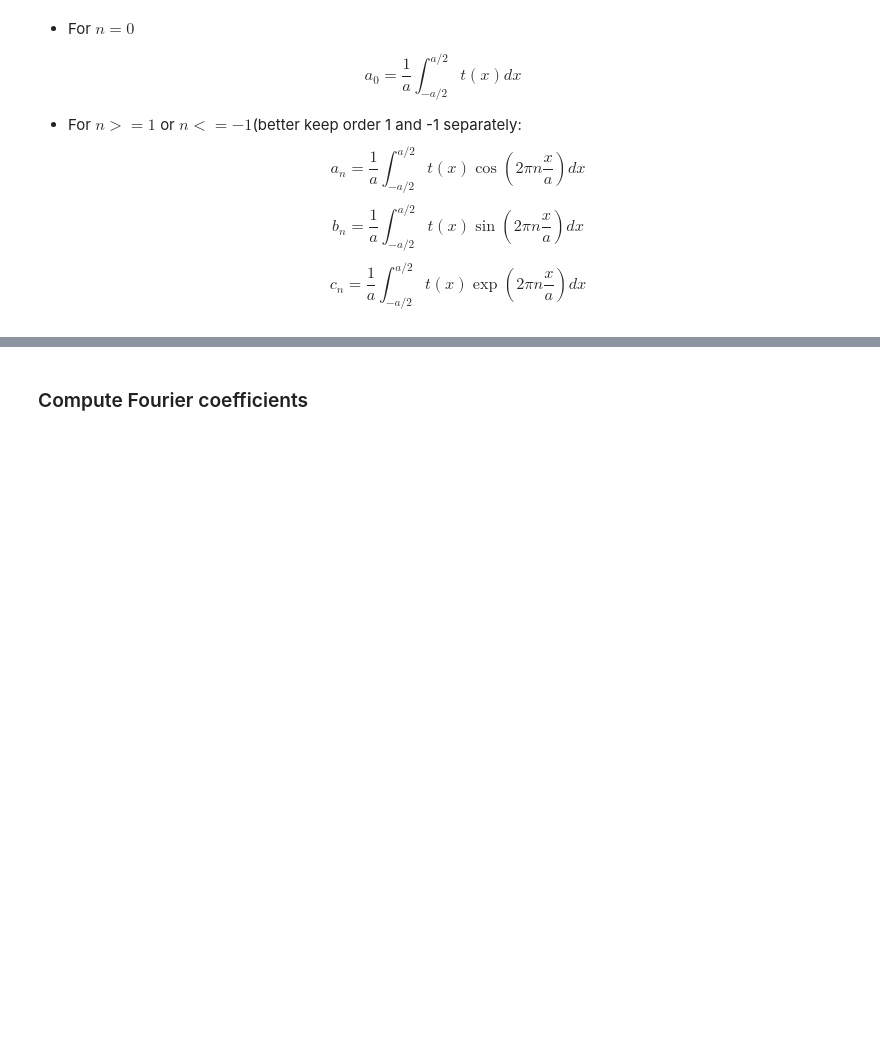
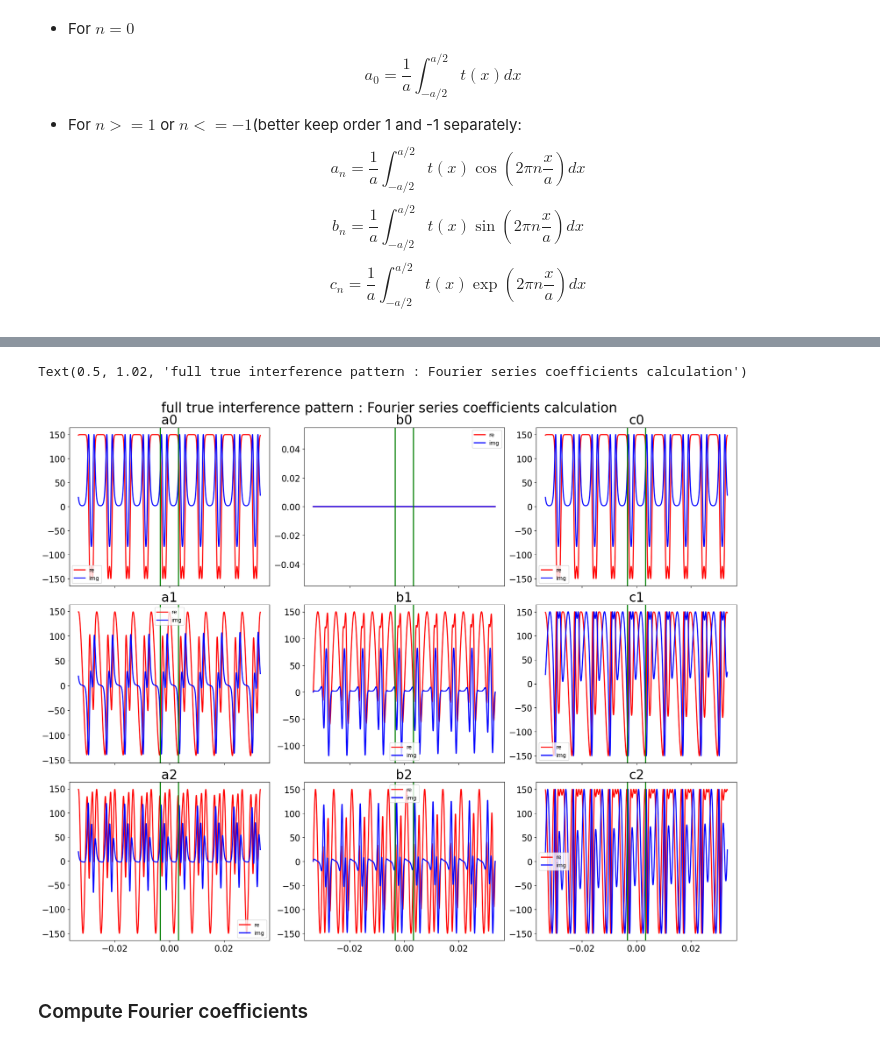
Before and after one commit to sylvielsstfr/AuxtelPSFpoppy, a Jupyter notebook: docs/notebooks/introdiffraction/08_FFT1D_EmulsionInterferenceTwoSourcesfromlib.ipynb, the cells around one changed output, grey strips where cells are left out. Saved outputs shown, nothing was run; the diff lists cells and outputs as text; code cells hidden in the pictures; blank space fills up the shorter version.

```diff
--- a/docs/notebooks/introdiffraction/08_FFT1D_EmulsionInterferenceTwoSourcesfromlib.ipynb
+++ b/docs/notebooks/introdiffraction/08_FFT1D_EmulsionInterferenceTwoSourcesfromlib.ipynb
@@ -756,17 +764,17 @@ else:
 fig,axs = plt.subplots(3,3,figsize=(18,14),sharex=True,layout="constrained")
 ax1,ax2,ax3,ax4,ax5,ax6,ax7,ax8,ax9 = axs.flatten()
 
-y_a0 = integrand_an_v2(xrange, 0)
-y_b0 = integrand_bn_v2(xrange, 0)
-y_c0 = integrand_cn_v2(xrange, 0)
+y_a0 = integrand_an_v2(xrange, 0, a)
+y_b0 = integrand_bn_v2(xrange, 0, a)
+y_c0 = integrand_cn_v2(xrange, 0, a)
 
-y_a1 = integrand_an_v2(xrange, 1)
-y_b1 = integrand_bn_v2(xrange, 1)
-y_c1 = integrand_cn_v2(xrange, 1)
+y_a1 = integrand_an_v2(xrange, 1, a)
+y_b1 = integrand_bn_v2(xrange, 1, a)
+y_c1 = integrand_cn_v2(xrange, 1, a)
 
-y_a2 = integrand_an_v2(xrange, 2)
-y_b2 = integrand_bn_v2(xrange, 2)
-y_c2 = integrand_cn_v2(xrange, 2)
+y_a2 = integrand_an_v2(xrange, 2, a)
+y_b2 = integrand_bn_v2(xrange, 2, a)
+y_c2 = integrand_cn_v2(xrange, 2, a)
 
 ax1.plot(xrange,y_a0.real,'r-',label="re")
 ax1.plot(xrange,y_a0.imag,'b-',label="img")
@@ -807,33 +815,36 @@ ax6.plot(xrange,y_c1.real,'r-',label="re")
 ax6.plot(xrange,y_c1.imag,'b-',label="img")
 ax6.set_title("c1")
 ax6.axvline(-a/2,color="g")
 ax6.axvline(a/2,color="g")
 ax6.legend()
 
 
 ax7.plot(xrange,y_a2.real,'r-',label="re")
 ax7.plot(xrange,y_a2.imag,'b-',label="img")
 ax7.set_title("a2")
 ax7.axvline(-a/2,color="g")
 ax7.axvline(a/2,color="g")
 ax7.legend()
 
 
 ax8.plot(xrange,y_b2.real,'r-',label="re")
 ax8.plot(xrange,y_b2.imag,'b-',label="img")
 ax8.set_title("b2")
 ax8.axvline(-a/2,color="g")
 ax8.axvline(a/2,color="g")
 ax8.legend()
 
 
 ax9.plot(xrange,y_c2.real,'r-',label="re")
 ax9.plot(xrange,y_c2.imag,'b-',label="img")
 ax9.set_title("c2")
 ax9.axvline(-a/2,color="g")
 ax9.axvline(a/2,color="g")
 ax9.legend()
 fig.suptitle(f"{tag} : Fourier series coefficients calculation",y=1.02,fontsize=25)
+# %% [output]
+Text(0.5, 1.02, 'full true interference pattern : Fourier series coefficients calculation')
+[figure, added]
 # %% [markdown]
 ### Compute Fourier coefficients
 # %% [markdown]
```
Also changed, not shown: parts of 22 cells of this notebook, 1 other file.
